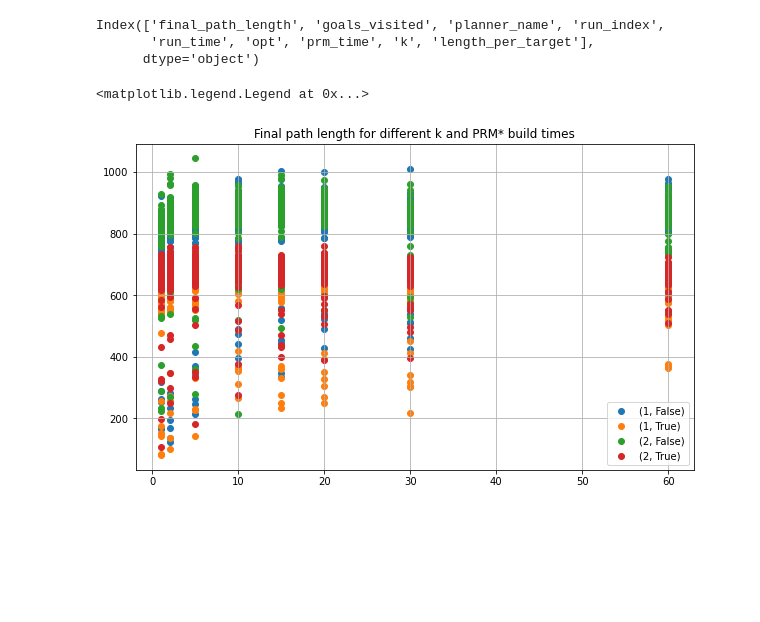
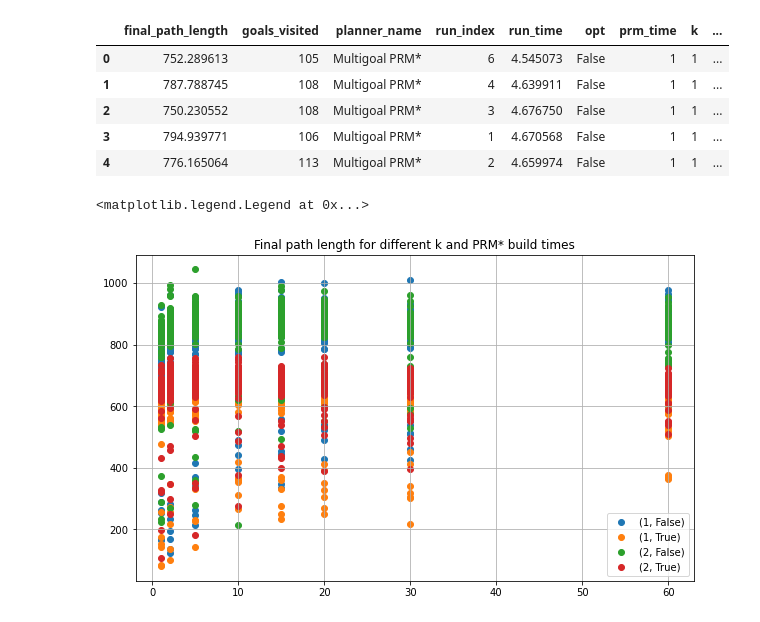
Before and after one commit to werner291/Multigoal-Orchard-Drone-Planning-Library, a Jupyter notebook: analysis/TSP over PRM.ipynb, the cells around one changed output. Drawn from its saved outputs; the diff is of its cells as text; code cells hidden in the pictures; blank space fills up the shorter version.

```diff
--- a/analysis/TSP over PRM.ipynb
+++ b/analysis/TSP over PRM.ipynb
@@ -5,14 +5,19 @@ import matplotlib.pyplot as plt
 # %%
 with open('prm_multigoal_experiment.json') as f:
     df = pd.json_normalize(json.load(f))
 
 df = df.rename(columns={'planner_params.samples_per_goal':'k','planner_params.optimize_segments':'opt','planner_params.prm_build_time':'prm_time'})
 df['length_per_target'] = df['final_path_length'] / df['goals_visited']
 df.columns
+
+df.head()
 # %% [output]
-Index(['final_path_length', 'goals_visited', 'planner_name', 'run_index',
-       'run_time', 'opt', 'prm_time', 'k', 'length_per_target'],
-      dtype='object')
+|  | final_path_length | goals_visited | planner_name | run_index | run_time | opt | prm_time | k | ... |
+| 0 | 752.289613 | 105 | Multigoal PRM* | 6 | 4.545073 | False | 1 | 1 | ... |
+| 1 | 787.788745 | 108 | Multigoal PRM* | 4 | 4.639911 | False | 1 | 1 | ... |
+| 2 | 750.230552 | 108 | Multigoal PRM* | 3 | 4.676750 | False | 1 | 1 | ... |
+| 3 | 794.939771 | 106 | Multigoal PRM* | 1 | 4.670568 | False | 1 | 1 | ... |
+| 4 | 776.165064 | 113 | Multigoal PRM* | 2 | 4.659974 | False | 1 | 1 | ... |
 # %%
 plt.figure(figsize=(10,6))
 plt.title('Final path length for different k and PRM* build times')
```
Also changed, not shown: 7 other files.
